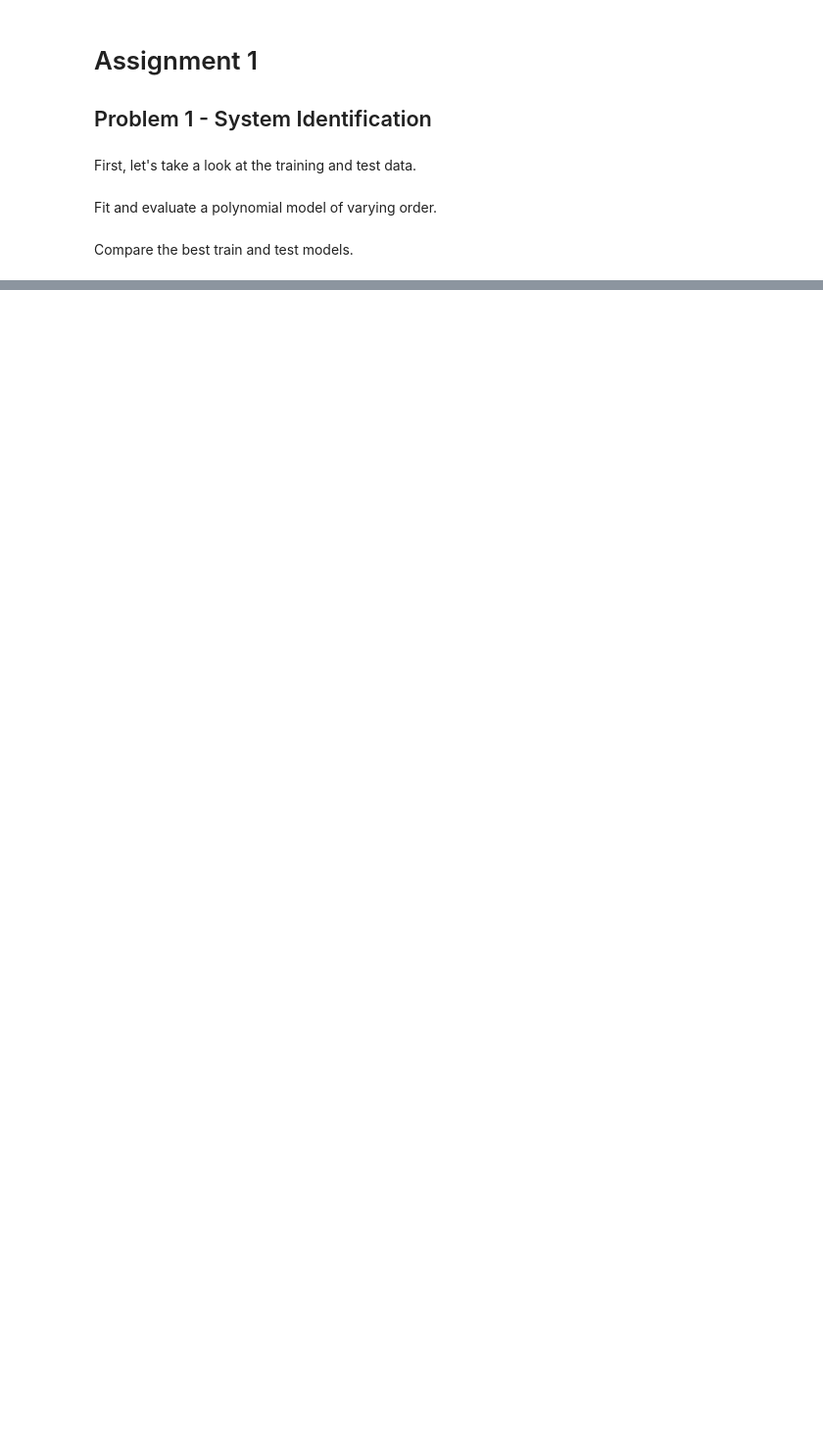
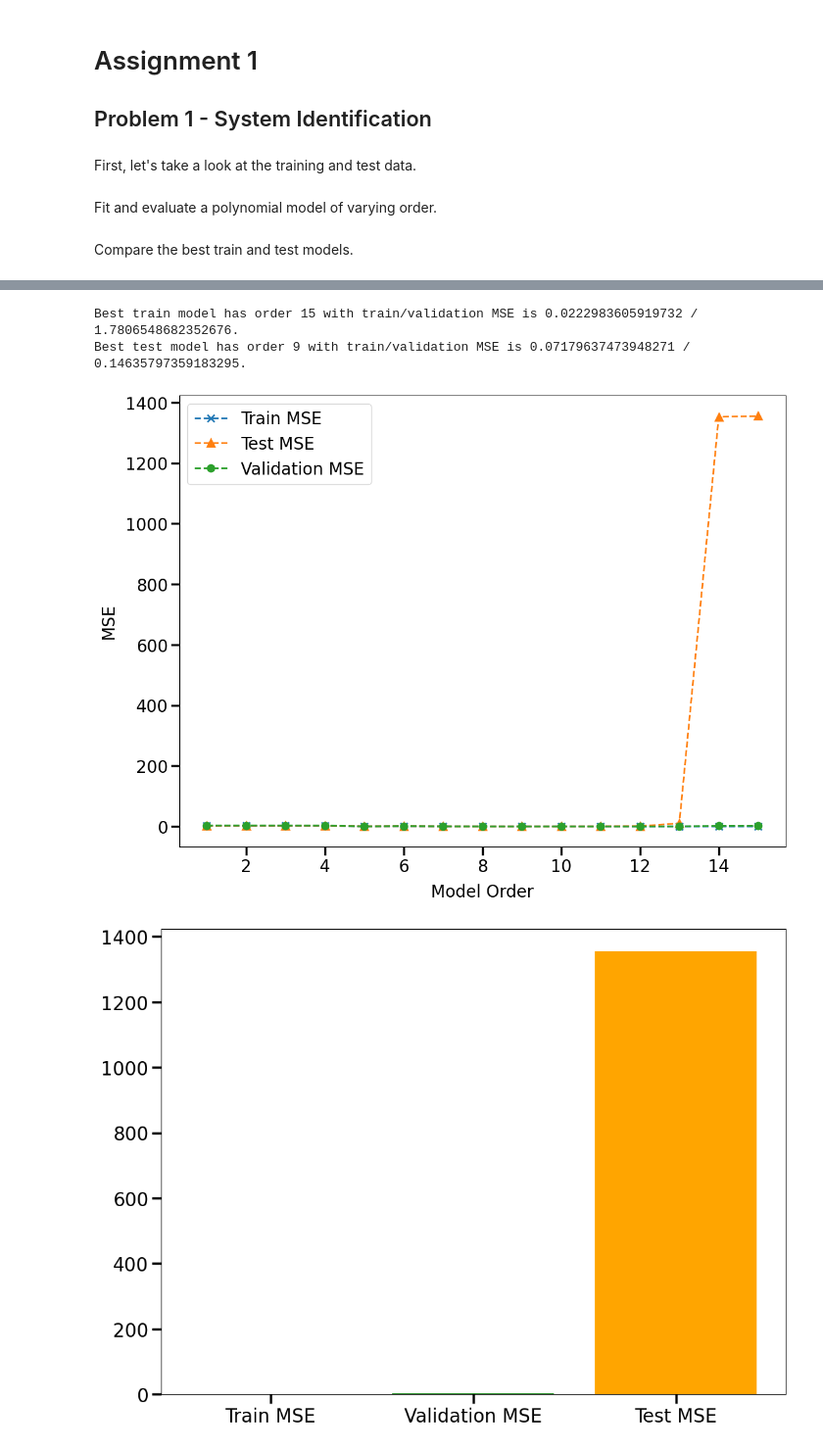
Before and after one commit to Roecker1/nlsp_ue, a Jupyter notebook: notebooks/assignments/1-1-system-identification.ipynb, the cells around one changed output, grey strips where cells are left out. Shown at 98% size. Saved outputs shown, nothing was run; the diff lists cells and outputs as text; code cells hidden in the pictures; blank space fills up the shorter version.

```diff
--- a/notebooks/assignments/1-1-system-identification.ipynb
+++ b/notebooks/assignments/1-1-system-identification.ipynb
@@ -77,0 +114,52 @@ Best test model has order 6 with train/test MSE is 0.1638917666364896 / 0.250994
+# %%
+max_order = 15
+model_class = RBFModel
+
+train_mse_list = []
+test_mse_list = []
+validation_mse_list = []
+for order in range(1, max_order+1):
+    model = model_class(order)
+    train_mse_list.append(model.fit(x_train, y_train))
+    validation_mse = np.mean((model.predict(x_val) - y_val)**2)
+    validation_mse_list.append(validation_mse)
+    test_mse = np.mean((model.predict(x_test) - y_test)**2)
+    test_mse_list.append(test_mse)
+
+best_train_order = np.argmin(np.array(train_mse_list)) + 1
+print(f'Best train model has order {best_train_order} with train/validation MSE is {train_mse_list[best_train_order-1]} / {validation_mse_list[best_train_order-1]}.')
+
+best_validation_order = np.argmin(np.array(validation_mse_list)) + 1
+print(f'Best test model has order {best_validation_order} with train/validation MSE is {train_mse_list[best_validation_order-1]} / {validation_mse_list[best_validation_order-1]}.')
+
+plt.close('all')
+plt.figure()
+plt.plot(list(range(1,max_order+1)), train_mse_list, 'x--', label='Train MSE')
+plt.plot(list(range(1,max_order+1)), test_mse_list, '^--', label='Test MSE')
+plt.plot(list(range(1,max_order+1)), validation_mse_list, 'o--', label='Validation MSE')
+plt.legend()
+plt.xlabel('Model Order')
+plt.ylabel('MSE')
+plt.tight_layout()
+plt.savefig(f"{str(model)}_mse_order_with_val_{max_order}.png", format='png')
+plt.show()
+plt.figure()
+# create a dataset
+height = [train_mse_list[best_train_order-1], validation_mse_list[best_train_order-1], test_mse_list[best_train_order-1]]
+bars = ("Train MSE", "Validation MSE", "Test MSE")
+x_pos = np.arange(len(bars))
+
+# Create bars with different colors
+plt.bar(x_pos, height, color=['blue', 'green', 'orange'])
+
+# Create names on the x-axis
+plt.xticks(x_pos, bars)
+
+# Show graph
+plt.show()
+validation_mse_list
+# %% [output]
+Best train model has order 15 with train/validation MSE is 0.0222983605919732 / 1.7806548682352676.
+Best test model has order 9 with train/validation MSE is 0.07179637473948271 / 0.14635797359183295.
+[figure, added]
+[figure, added]
```
Also changed, not shown: parts of 11 cells of this notebook, 14 other files.
